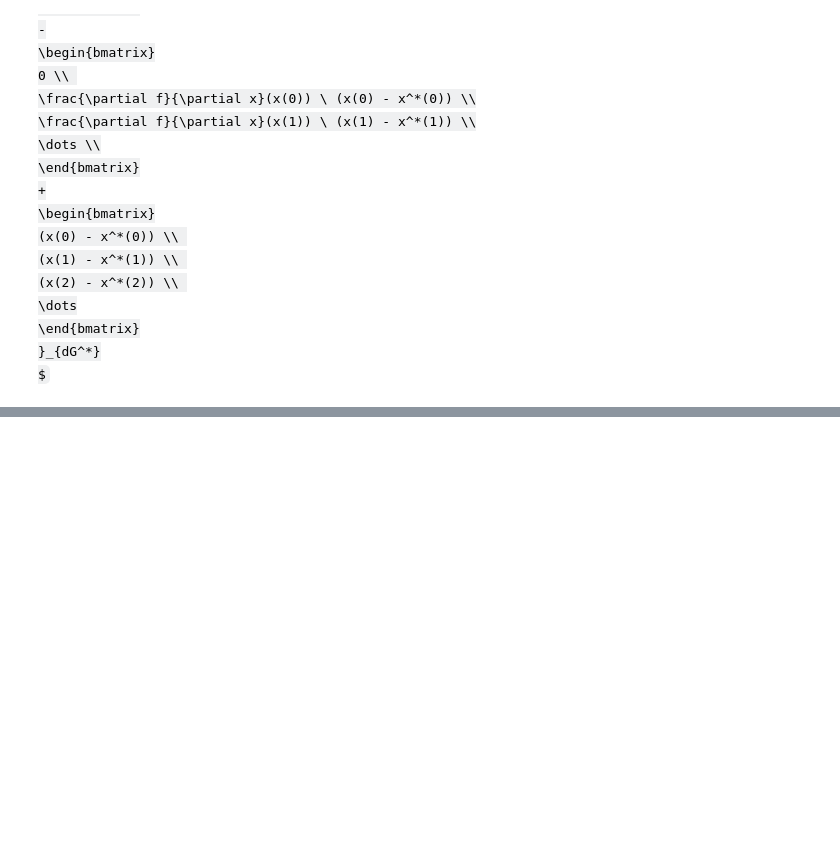
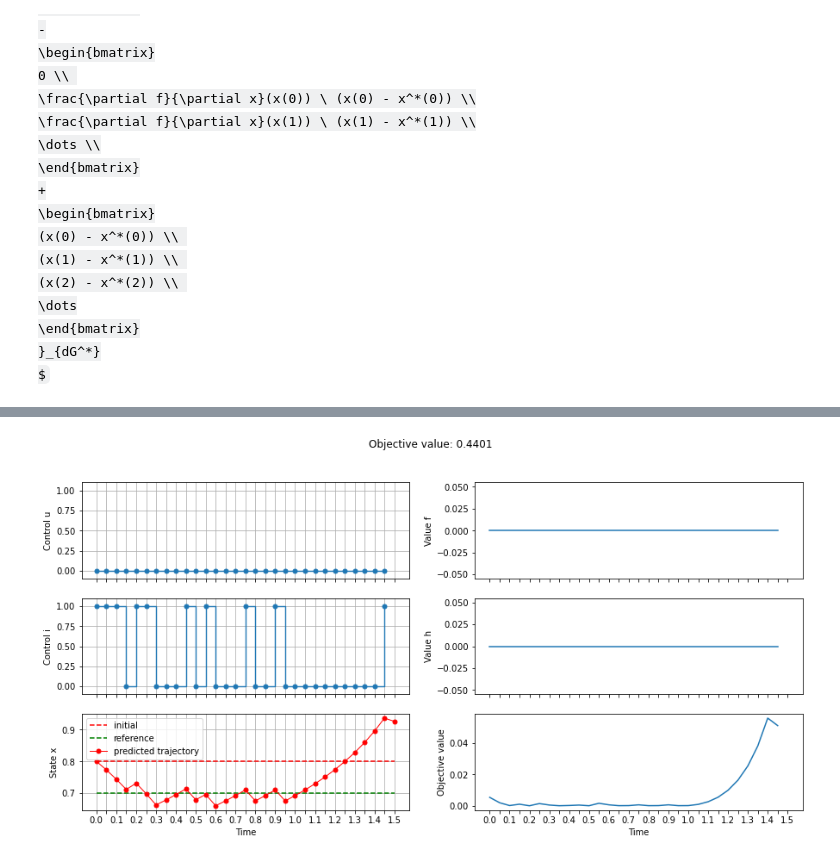
Before and after one commit to anabatsh/Optimal-Control, a Jupyter notebook: MINL Optimal Control.ipynb, the cells around one changed output, grey strips where cells are left out. Cells and saved outputs as stored; diff of their text form; code cells hidden in the pictures; some formulas as TeX source; blank space fills up the shorter version.

```diff
--- a/MINL Optimal Control.ipynb
+++ b/MINL Optimal Control.ipynb
@@ -709,0 +660,7 @@ show_results(history)
+# %%
+i_dist = history['i']
+
+history_miqp = run_optimal_control(x_0, x_ref, N, time_step, f, h, F, integer=True, const=True, const_i=i_dist)
+show_results(history_miqp)
+# %% [output]
+[figure, added]
```
Also changed, not shown: parts of 8 cells of this notebook, 1 other file.
